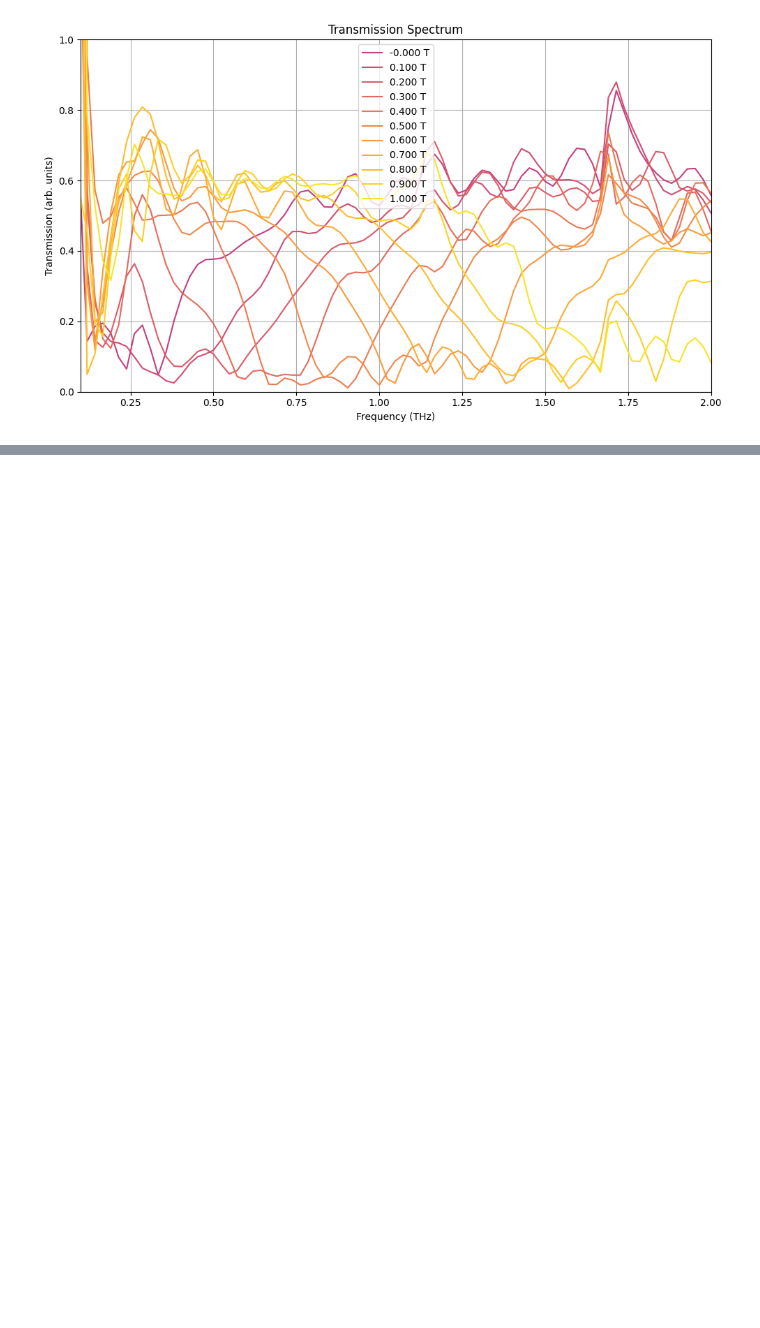
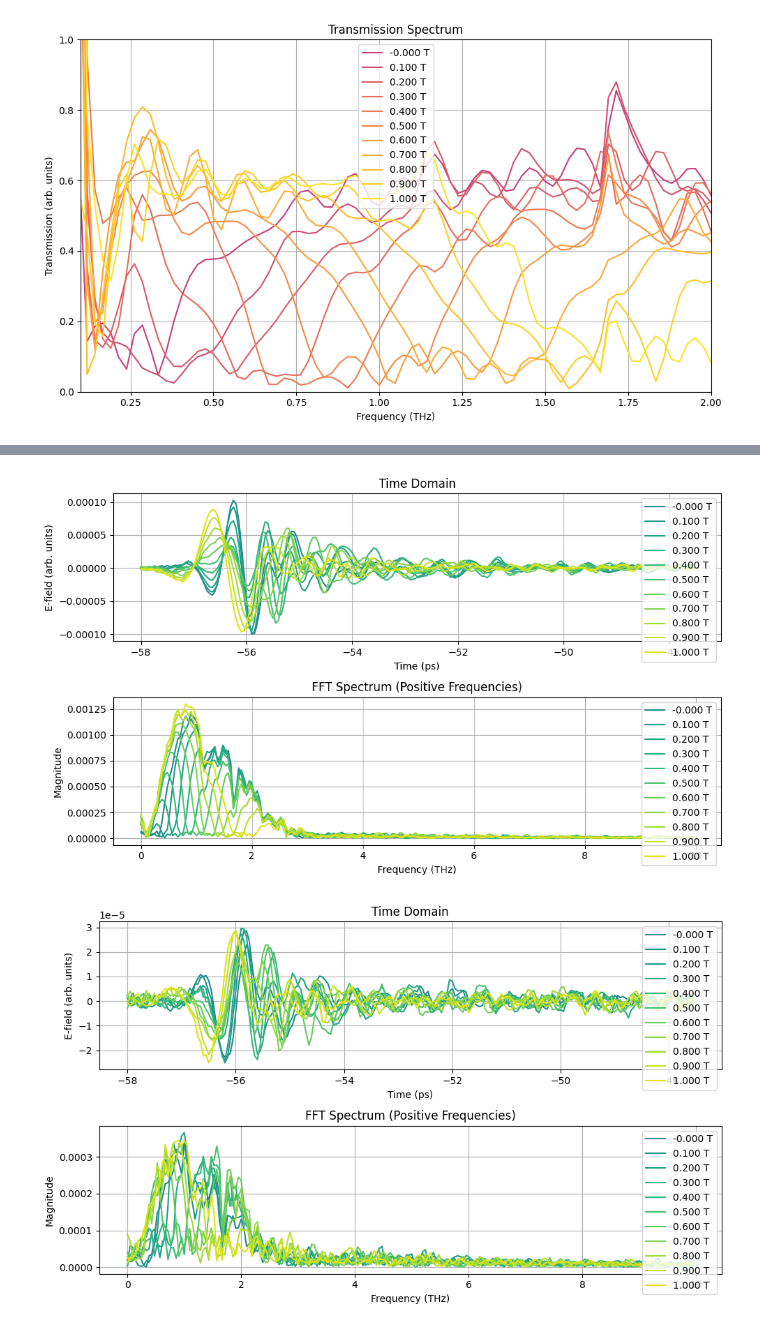
Before and after one commit to CrazyAncestor/SpectrumAnalysis, a Jupyter notebook: demo/InSb.ipynb, the cells around one changed output, grey strips where cells are left out. Cells and saved outputs as stored; diff of their text form; code cells hidden in the pictures; blank space fills up the shorter version.

```diff
--- a/demo/InSb.ipynb
+++ b/demo/InSb.ipynb
@@ -26,0 +70,6 @@ plot_transmission_spectrum('./Polarizer_35deg_Aperture.fits', './Polarizer_35deg
+# %%
+plot_fft_from_fits("Ex_InSb_70K.fits", zero_padding_ratio=2.0, plot_time_domain=True)
+plot_fft_from_fits("Ey_InSb_70K.fits", zero_padding_ratio=2.0, plot_time_domain=True)
+# %% [output]
+[figure, added]
+[figure, added]
```
Also changed, not shown: parts of 2 cells of this notebook, 1 other file.
